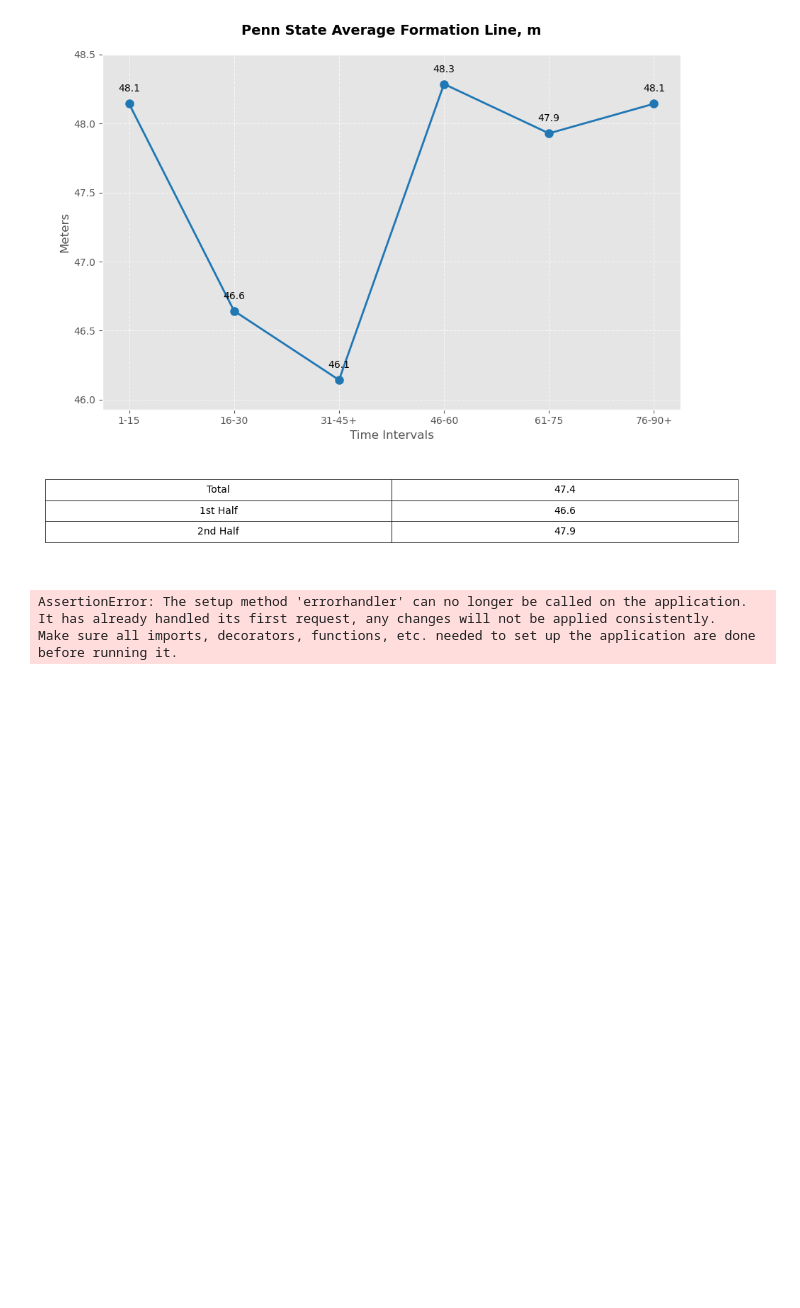
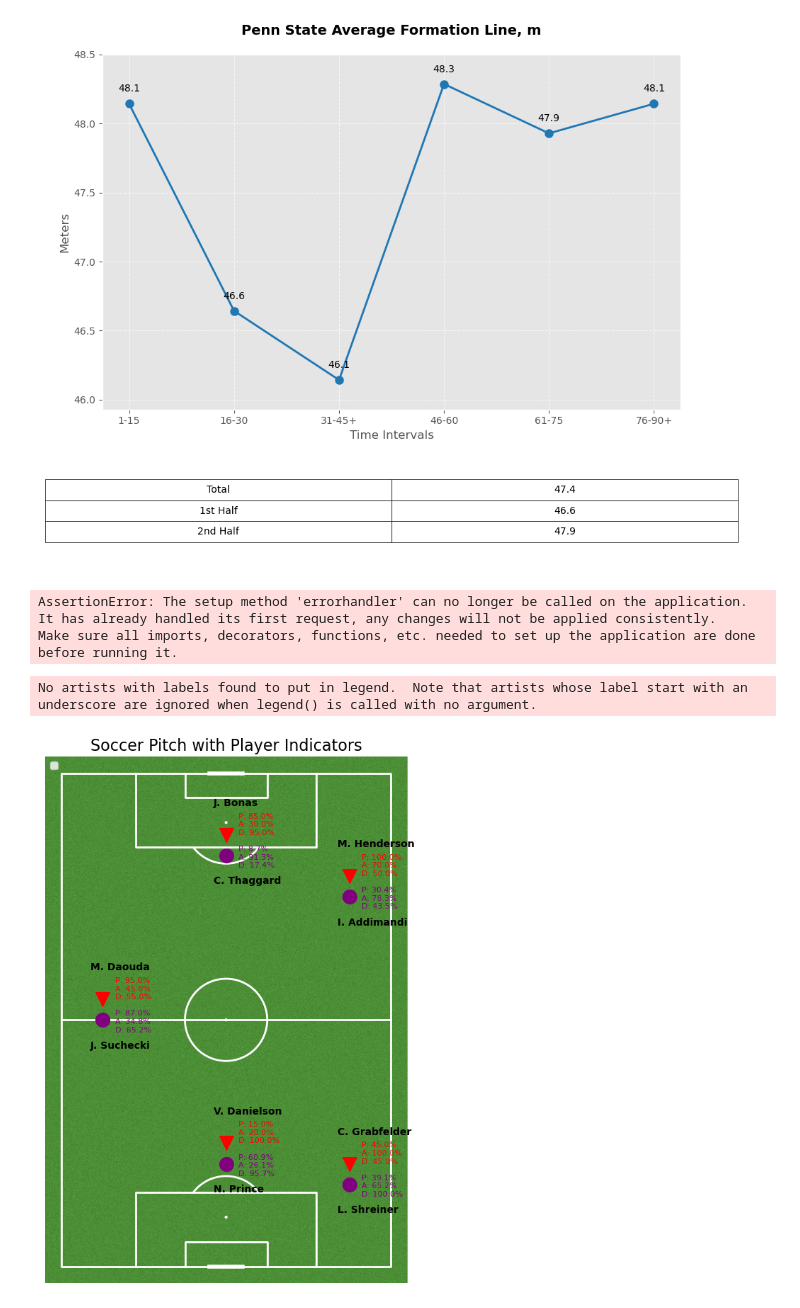
Before and after one commit to SimingSiming/soccerHackthon, a Jupyter notebook: src/pipeline.ipynb, the cells around one changed output. Drawn from its saved outputs; the diff is of its cells as text; code cells hidden in the pictures; blank space fills up the shorter version.

```diff
--- a/src/pipeline.ipynb
+++ b/src/pipeline.ipynb
@@ -15,7 +16,11 @@ from generate_prompt import get_team_data, generate_prompt
 # %%
 team_name = "Penn State"
+other_team_name = "Penn State Nittany Lion"
 team_data_path = "../team-data/big-ten-combined-data.csv"
 match_reports_path = "../match-reports"
+
+play_year = 2024
+player_data_path = "../../player-data/player-combined-data.csv"
 # %%
 try:
     folder_path = find_team_folder(team_name, match_reports_path)
@@ -196,3 +201,27 @@ if __name__ == '__main__':
 [figure]
 AssertionError: The setup method 'errorhandler' can no longer be called on the application. It has already handled its first request, any changes will not be applied consistently.
 Make sure all imports, decorators, functions, etc. needed to set up the application are done before running it.
+# %%
+player_df = pd.read_csv(player_data_path)
+player_df = player_df[player_df.year == play_year]
+
+other_crucial_player = calculate_weighted_scores(player_df, other_team_name, topk=2)
+nu_crucial_player = calculate_weighted_scores(player_df, "Northwestern Wildcats", topk=10)
+position_data = get_most_played_position(player_df)
+
+other_crucial_player = other_crucial_player.merge(position_data, on = ['player_name', 'team'], how = 'left')
+nu_crucial_player = nu_crucial_player.merge(position_data, on = ['player_name', 'team'], how = 'left')
+
+nu_crucial_player.drop_duplicates(inplace= True)
+other_crucial_player.drop_duplicates(inplace= True)
+
+matches_df = get_opponent(other_crucial_player, nu_crucial_player)
+
+other_crucial_player_info = other_crucial_player[["player_name", "team", "defensive_percentile", "attacking_percentile", "passing_percentile"]]
+nu_crucial_player_info = nu_crucial_player[["player_name", "team", "defensive_percentile", "attacking_percentile", "passing_percentile"]].drop_duplicates()
+matches_df_with_ohio = matches_df.merge(other_crucial_player_info, left_on = ["Crucial Player Name", "Crucial Player Team"], right_on = ["player_name", "team"], how = 'left').drop(["player_name", "team"], axis = 1)
+matches_df_final = matches_df_with_ohio.merge(nu_crucial_player_info, left_on = ["Opponent Player Name", "Opponent Player Team"], right_on = ["player_name", "team"], how = 'inner').drop(["player_name", "team"], axis = 1)
+plot_pitch_from_dataframe(matches_df_final)
+# %% [output]
+No artists with labels found to put in legend.  Note that artists whose label start with an underscore are ignored when legend() is called with no argument.
+[figure, added]
```
Also changed, not shown: parts of 2 cells of this notebook, 2 other files.
